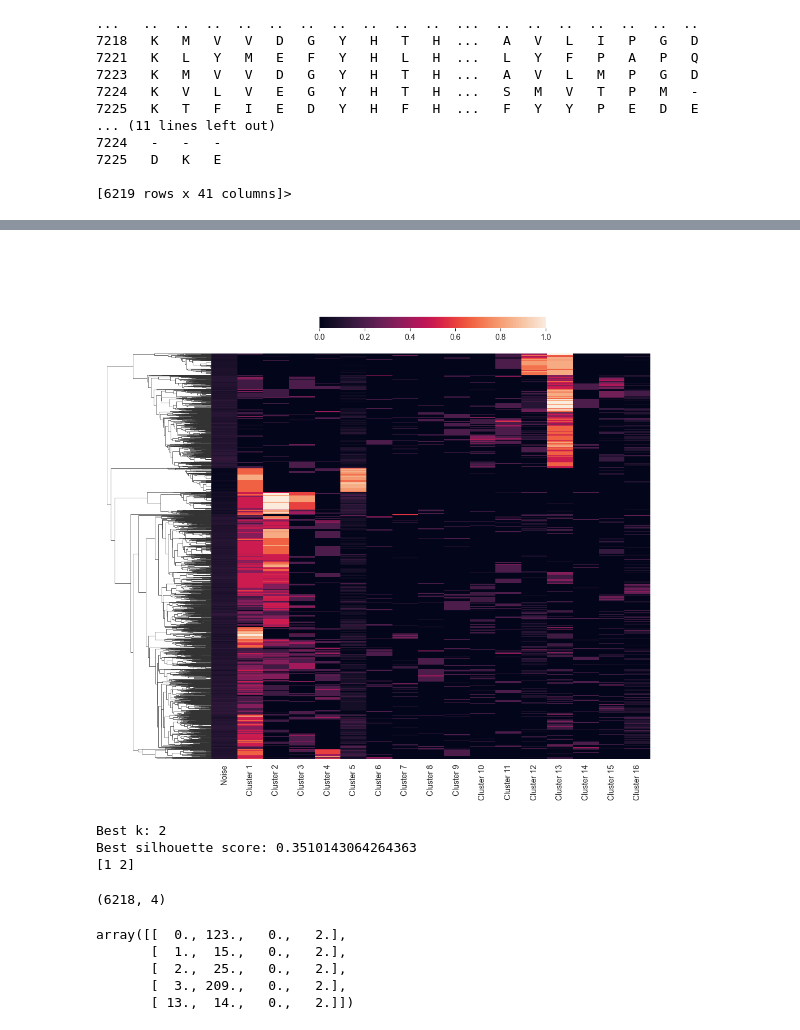
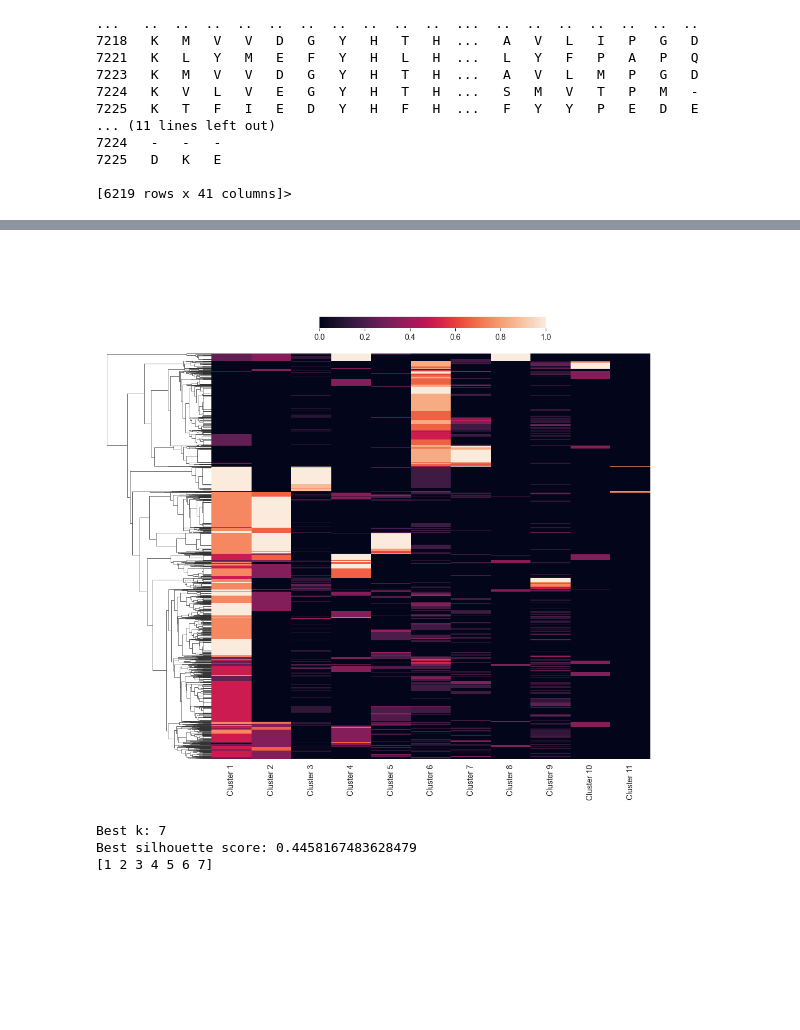
Before and after one commit to lcobiodata/msautils, a Jupyter notebook: examples/ring-hydroxylating_dioxygenase/test_method_1.ipynb, the cells around one changed output, grey strips where cells are left out. Cells and saved outputs as stored; diff of their text form; code cells hidden in the pictures; blank space fills up the shorter version.

Commit message:
Blessed by remembering `precomputed` OPTICS' method

```diff
--- a/examples/ring-hydroxylating_dioxygenase/test_method_1.ipynb
+++ b/examples/ring-hydroxylating_dioxygenase/test_method_1.ipynb
@@ -600,13 +600,7 @@ plt.show()
 # %%
-# Assuming D is the distance matrix
-
-# Perform MDS to obtain the actual points
-mds = MDS(n_components=2, dissimilarity='precomputed', normalized_stress='auto')
-points = mds.fit_transform(D)
-
 # Apply OPTICS on the points
-optics = OPTICS()
-optics.fit(points)
+optics = OPTICS(metric='precomputed', min_samples=3)
+optics.fit(D)
 
 ordering = optics.ordering_
 # Retrieve cluster labels and ordering information
@@ -705,7 +698,7 @@ for i, cluster_label in enumerate(unique_labels):
     else:
         noise_color = color_map(i)
         noise_marker = 'o'
-        label = f'Cluster {cluster_label}'
+        label = f'Cluster {cluster_label+1}'
 
     scatter_mca = axs[0].scatter(x_mca[labels == cluster_label], y_mca[labels == cluster_label], color=noise_color, marker=noise_marker, label=label)
     scatter_mds = axs[1].scatter(x_mds[labels == cluster_label], y_mds[labels == cluster_label], color=noise_color, marker=noise_marker, label=label)
@@ -767,8 +760,8 @@ df_adh.head()
 # %%
 cbar_kws = {"orientation": "horizontal"}
-g = sns.clustermap(df_adh, col_cluster=False, yticklabels=False, cbar_pos=(.4, .85, .4, .02), cbar_kws=cbar_kws)
+g = sns.clustermap(df_adh.drop('Noise', axis=1), col_cluster=False, yticklabels=False, cbar_pos=(.4, .85, .4, .02), cbar_kws=cbar_kws)
 # %% [output]
-[figure, old version]
+[figure, new version]
 # %%
 # Run clustermap with potential performance improvement
 Z = fastcluster.linkage(df_adh, method='ward')
@@ -800,18 +793,6 @@ labels = fcluster(Z, best_k, criterion='maxclust')
 # Print the cluster labels
 print(np.unique(labels))
 # %% [output]
-Best k: 2
-Best silhouette score: 0.3510143064264363
-[1 2]
+Best k: 7
+Best silhouette score: 0.4458167483628479
+[1 2 3 4 5 6 7]
-# %%
-Z.shape
-# %% [output]
-(6218, 4)
-# %%
-Z[0:5]
-# %% [output]
-array([[  0., 123.,   0.,   2.],
-       [  1.,  15.,   0.,   2.],
-       [  2.,  25.,   0.,   2.],
-       [  3., 209.,   0.,   2.],
-       [ 13.,  14.,   0.,   2.]])
```
Also changed, not shown: parts of 18 cells of this notebook.
